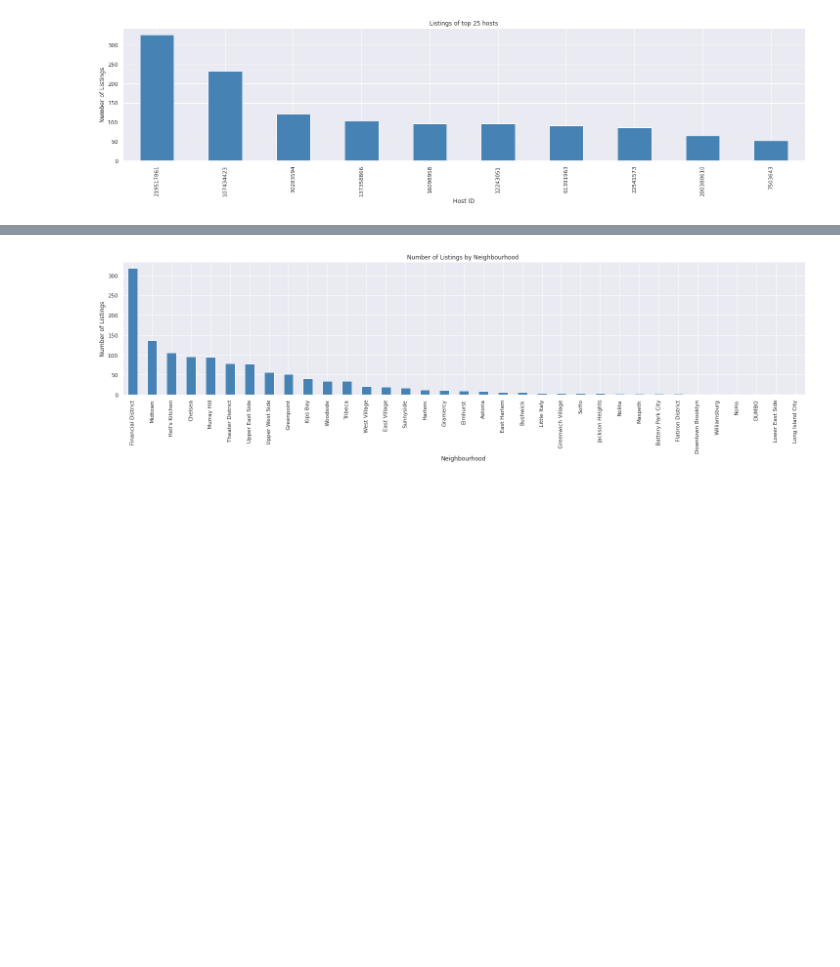
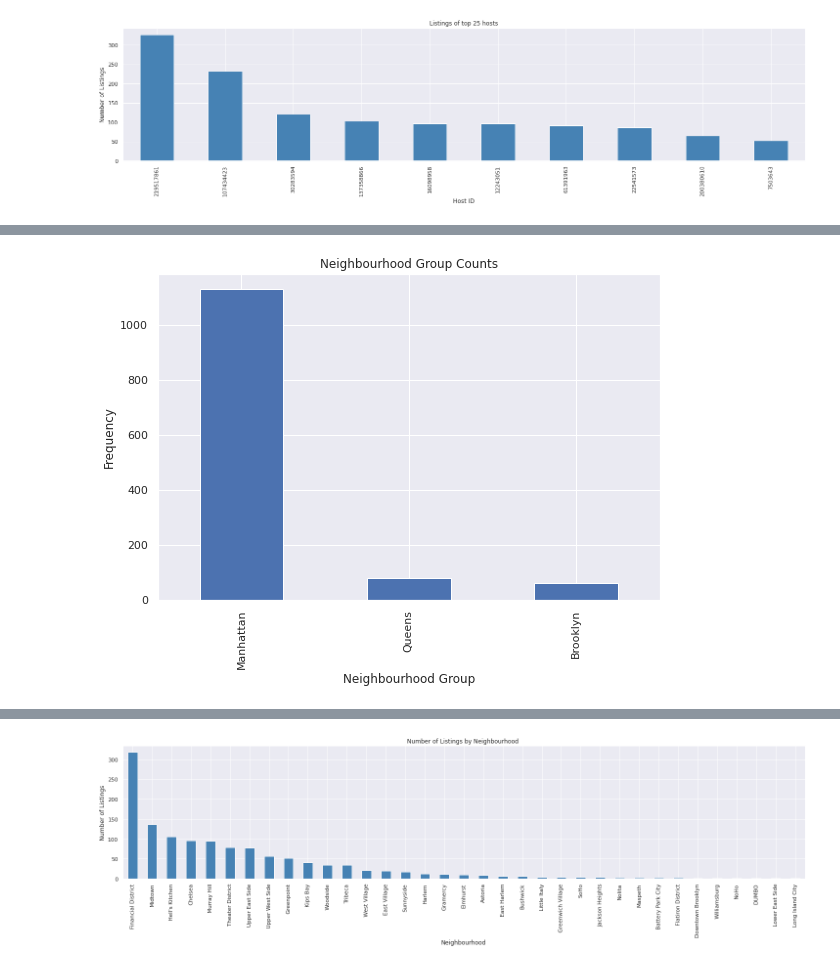
Before and after one commit to Pranit07G/PG-AlmaBetter-EDA-AirBNB-NYC, a Jupyter notebook: Airbnb_Bookings_Analysis_Capstone_Project.ipynb, the cells around one changed output, grey strips where cells are left out. Cells and saved outputs as stored; diff of their text form; code cells hidden in the pictures; blank space fills up the shorter version.

```diff
--- a/Airbnb_Bookings_Analysis_Capstone_Project.ipynb
+++ b/Airbnb_Bookings_Analysis_Capstone_Project.ipynb
@@ -711 +752,12 @@ top_10_hosts_by_listings.describe(include=['object','category'])
+# %%
+counts = top_10_hosts_by_listings["neighbourhood_group"].value_counts().sort_values(ascending = False)
+fig = plt.figure(figsize=(9, 6))
+ax = fig.gca()
+counts.plot.bar(ax = ax)
+ax.set_title("Neighbourhood Group" + " Counts")
+ax.set_xlabel("Neighbourhood Group")
+ax.set_ylabel("Frequency")
+plt.show()
+# %% [output]
+[figure, added]
 # %%
```
Also changed, not shown: parts of 7 cells of this notebook.
